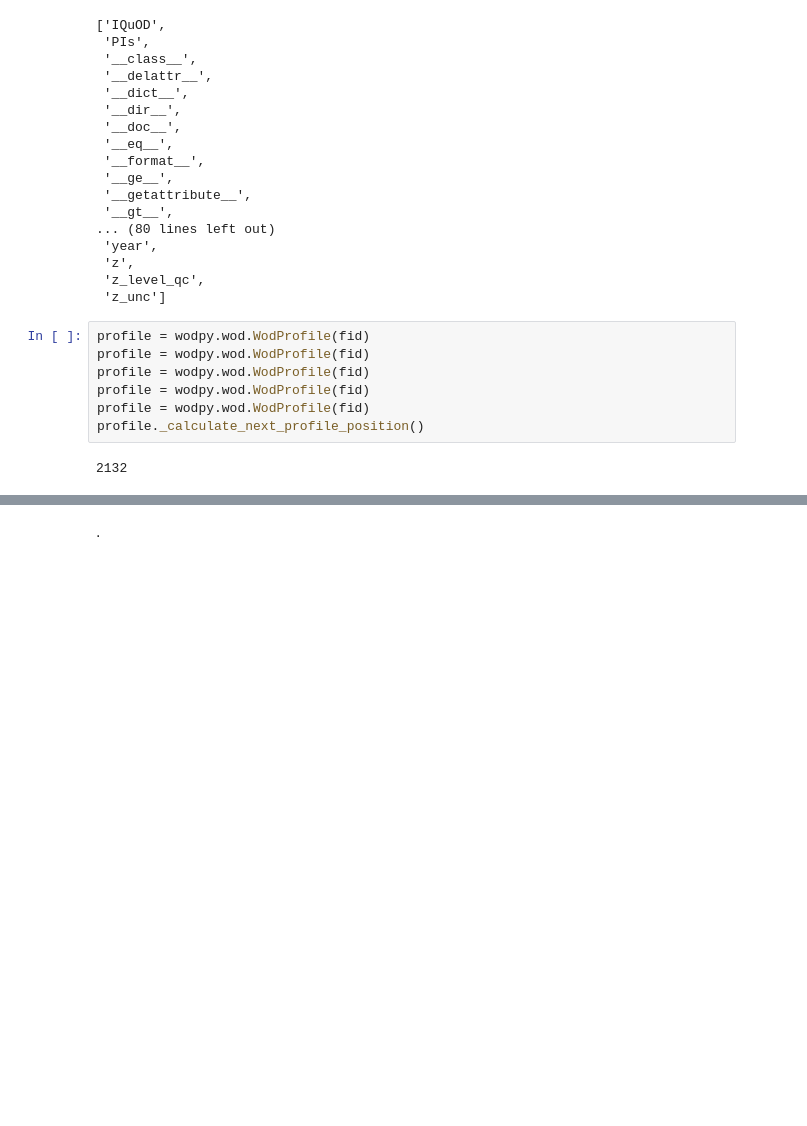
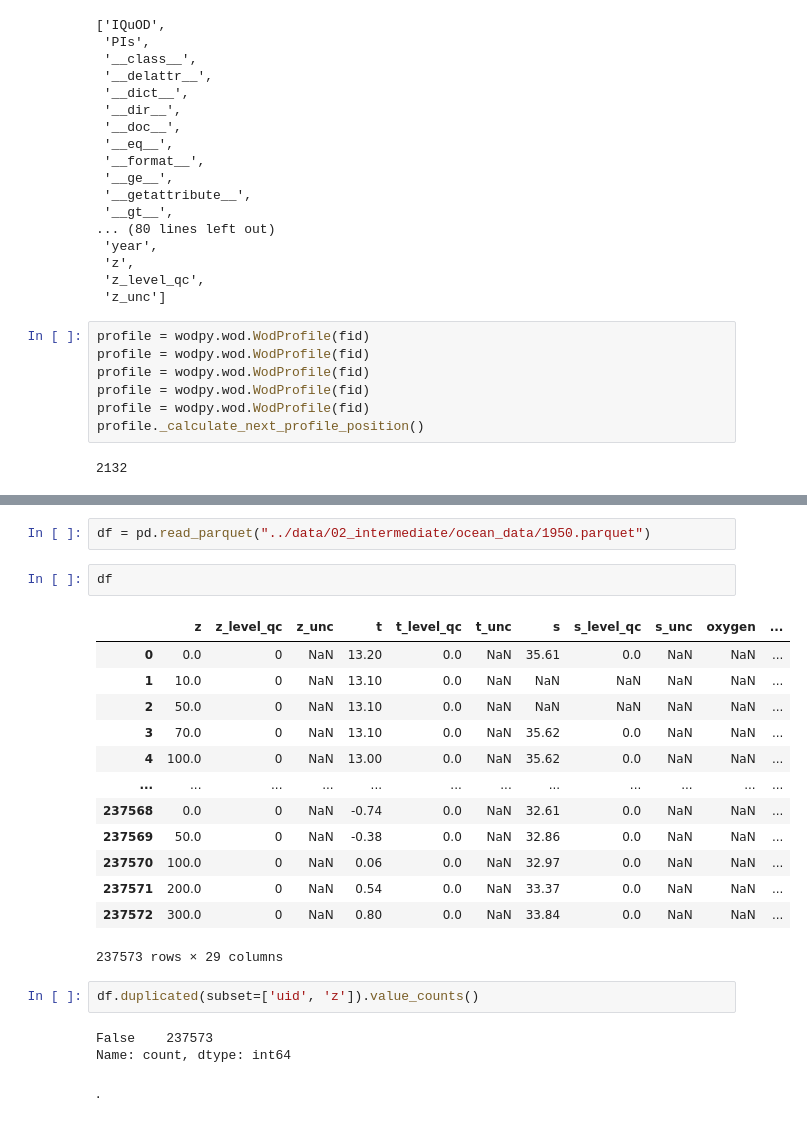
Before and after one commit to thiagodsd/iof0201-gulf-stream, a Jupyter notebook: notebooks/01_dataprep_debug.ipynb, the cells around one changed output, grey strips where cells are left out. Drawn from its saved outputs; the diff is of its cells as text; blank space fills up the shorter version.

```diff
--- a/notebooks/01_dataprep_debug.ipynb
+++ b/notebooks/01_dataprep_debug.ipynb
@@ -154,2 +182,25 @@ profile._calculate_next_profile_position()
+# %%
+df = pd.read_parquet("../data/02_intermediate/ocean_data/1950.parquet")
+# %%
+df
+# %% [output]
+|  | z | z_level_qc | z_unc | t | t_level_qc | t_unc | s | s_level_qc | s_unc | oxygen | ... |
+| 0 | 0.0 | 0 | NaN | 13.20 | 0.0 | NaN | 35.61 | 0.0 | NaN | NaN | ... |
+| 1 | 10.0 | 0 | NaN | 13.10 | 0.0 | NaN | NaN | NaN | NaN | NaN | ... |
+| 2 | 50.0 | 0 | NaN | 13.10 | 0.0 | NaN | NaN | NaN | NaN | NaN | ... |
+| 3 | 70.0 | 0 | NaN | 13.10 | 0.0 | NaN | 35.62 | 0.0 | NaN | NaN | ... |
+| 4 | 100.0 | 0 | NaN | 13.00 | 0.0 | NaN | 35.62 | 0.0 | NaN | NaN | ... |
+| ... | ... | ... | ... | ... | ... | ... | ... | ... | ... | ... | ... |
+| 237568 | 0.0 | 0 | NaN | -0.74 | 0.0 | NaN | 32.61 | 0.0 | NaN | NaN | ... |
+| 237569 | 50.0 | 0 | NaN | -0.38 | 0.0 | NaN | 32.86 | 0.0 | NaN | NaN | ... |
+| 237570 | 100.0 | 0 | NaN | 0.06 | 0.0 | NaN | 32.97 | 0.0 | NaN | NaN | ... |
+| 237571 | 200.0 | 0 | NaN | 0.54 | 0.0 | NaN | 33.37 | 0.0 | NaN | NaN | ... |
+| 237572 | 300.0 | 0 | NaN | 0.80 | 0.0 | NaN | 33.84 | 0.0 | NaN | NaN | ... |
+237573 rows × 29 columns
+# %%
+df.duplicated(subset=['uid', 'z']).value_counts()
+# %% [output]
+False    237573
+Name: count, dtype: int64
 # %% [markdown]
 .
```
Also changed, not shown: parts of 3 cells of this notebook, 5 other files.
